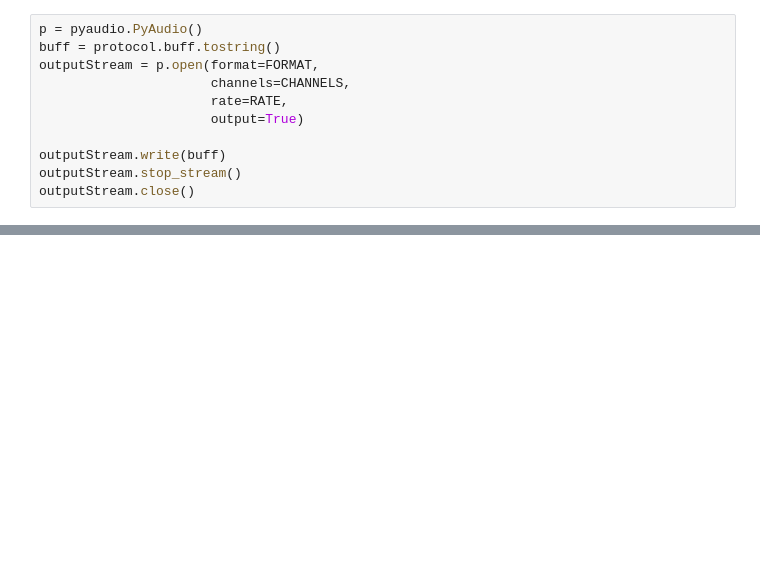
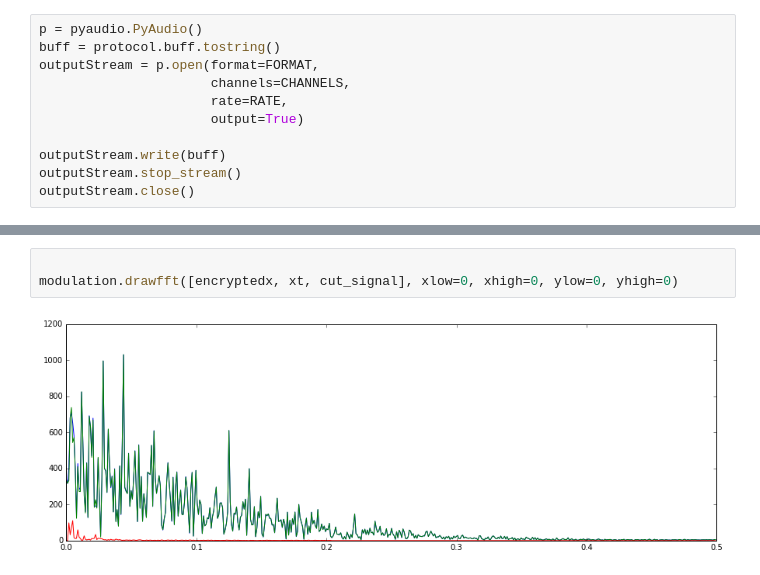
Before and after one commit to abhisheietk/crypto-chaotic, a Jupyter notebook: doc/client.ipynb, the cells around one changed output, grey strips where cells are left out. Saved outputs shown, nothing was run; the diff lists cells and outputs as text; blank space fills up the shorter version.

```diff
--- a/doc/client.ipynb
+++ b/doc/client.ipynb
@@ -203,0 +219,5 @@ print f_signal.size
+# %%
+
+modulation.drawfft([encryptedx, xt, cut_signal], xlow=0, xhigh=0, ylow=0, yhigh=0)
+# %% [output]
+[figure, added]
```
Also changed, not shown: parts of 7 cells of this notebook, 6 other files.
